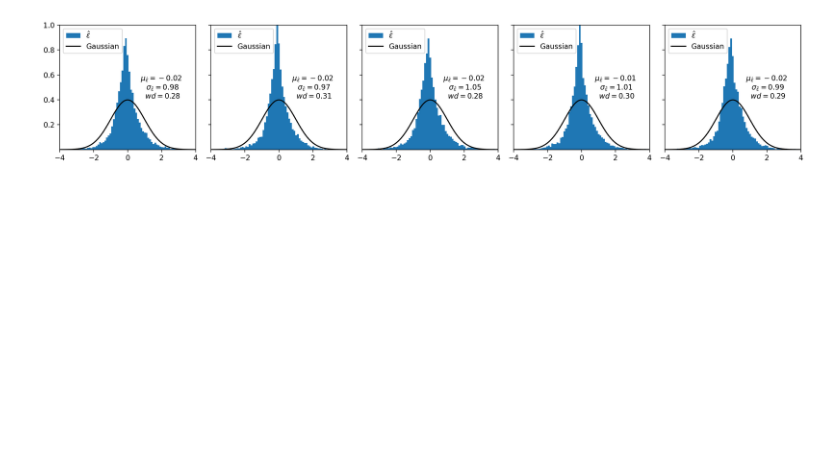
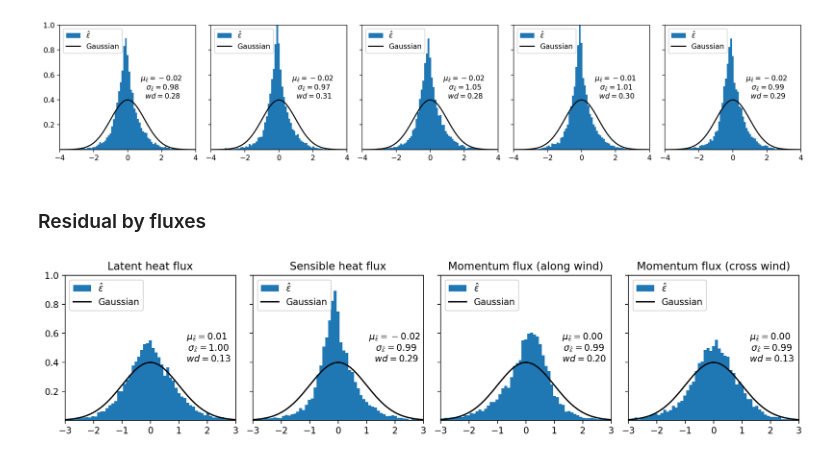
Before and after one commit to jiarong-wu/mlflux, a Jupyter notebook: notebooks/regression/Eval2-pred-res.ipynb, the cells around one changed output. Cells and saved outputs as stored; diff of their text form; code cells hidden in the pictures; blank space fills up the shorter version.

```diff
--- a/notebooks/regression/Eval2-pred-res.ipynb
+++ b/notebooks/regression/Eval2-pred-res.ipynb
@@ -346,9 +348,9 @@ ANN - [0.001, -0.003, 0.005, -0.000 ], bulk - [0.003, 0.000, 0.010, 0.006]
 # model_dir = f'/home/jw8736/mlflux/saved_model/final/LH5_1/NW_tr2/'
 
 ###### Used ones
-model_dir = f'/home/jw8736/mlflux/saved_model/final/SH5_1/NW_tr2/'
+model_dir = f'/scratch/jw8736/mlflux/saved_model/final/SH5_1/NW_tr2/'
 
-
+# Check different random seeds
 fig, axes = plt.subplots(1, 5, figsize=[15,3], dpi=200, sharey=True)
 for rand_seed in range(5):
     model_name = 'model_rand%g.p' %rand_seed
@@ -360,3 +362,36 @@ for rand_seed in range(5):
 plt.tight_layout();
 # %% [output]
 [figure]
+# %% [markdown]
+### Residual by fluxes
+# %%
+###### Used ones
+datafile = '/scratch/jw8736/mlflux/data/Processed/psd_coare3p0_weight1_wave0.nc'
+ds_psd = xr.load_dataset(datafile)
+
+# Load model
+rand_seed = 4
+models = ['LH5_1', 'SH5_1', 'M5_1', 'Mcross5_1']
+labels = ['Latent heat flux', 'Sensible heat flux', 'Momentum flux (along wind)', 'Momentum flux (cross wind)']
+
+fig, axes = plt.subplots(1, 4, figsize=[12,3], dpi=200, sharey=True)
+
+for i in range(0, 4):
+    model_dir = f'/scratch/jw8736/mlflux/saved_model/final/{models[i]}/NW_tr2/'
+    model_name = 'model_rand%g.p' %rand_seed
+    model = open_case (model_dir, model_name)
+    ax = axes[i]
+    plot_res (ax, model, ds_psd)
+    ax.set_title(labels[i])
+
+# from scipy.stats import laplace, cauchy
+# x = np.linspace(-3, 3, 100)
+# pdf1 = laplace.pdf(x, loc=0, scale=0.5)
+# pdf2 = cauchy.pdf(x, loc=0, scale=0.5)
+# axes[1].plot(x, pdf1)
+# axes[1].plot(x, pdf2)
+
+plt.tight_layout()
+# plt.savefig(f'../../plots/residuals_4fluxes.png', bbox_inches='tight')
+# %% [output]
+[figure, added]
```
Also changed, not shown: parts of 3 cells of this notebook, 3 other files.
